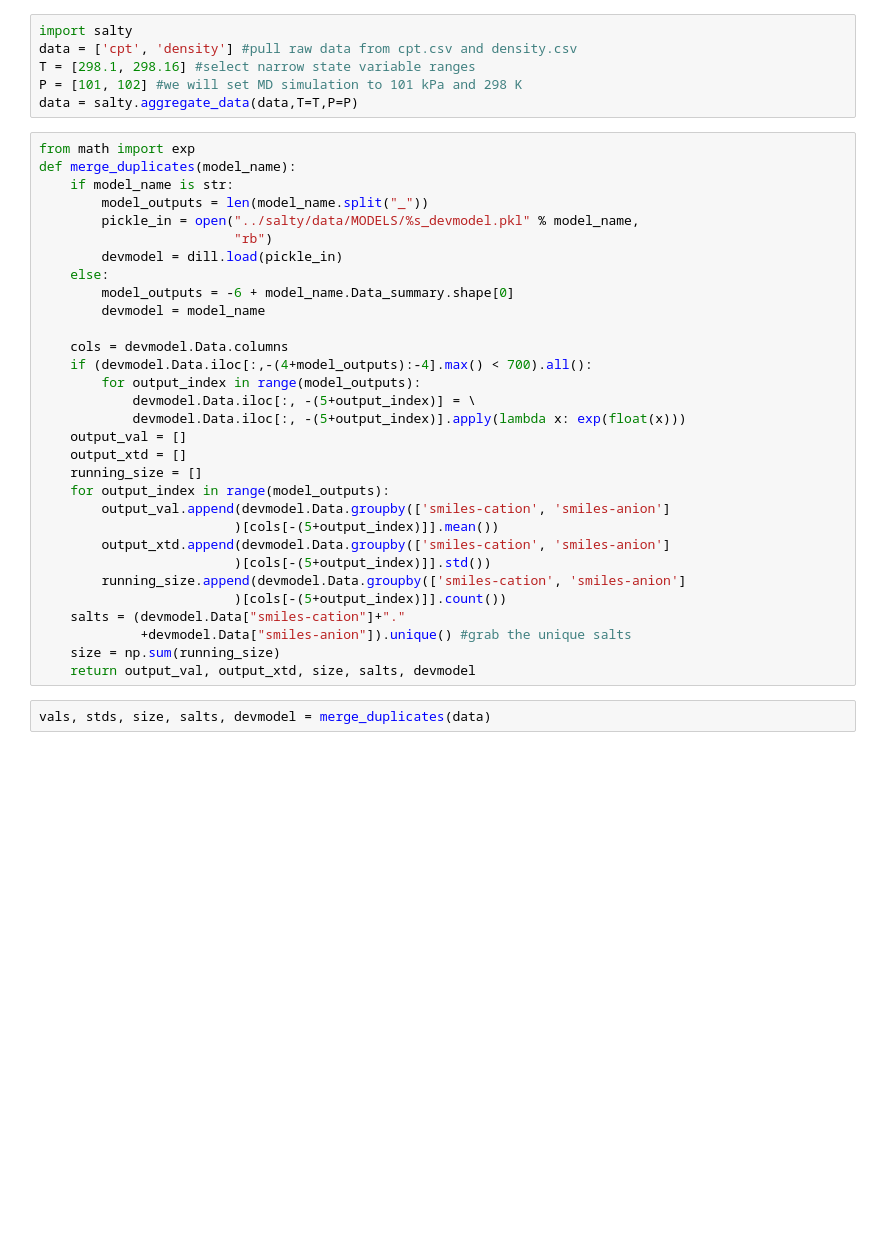
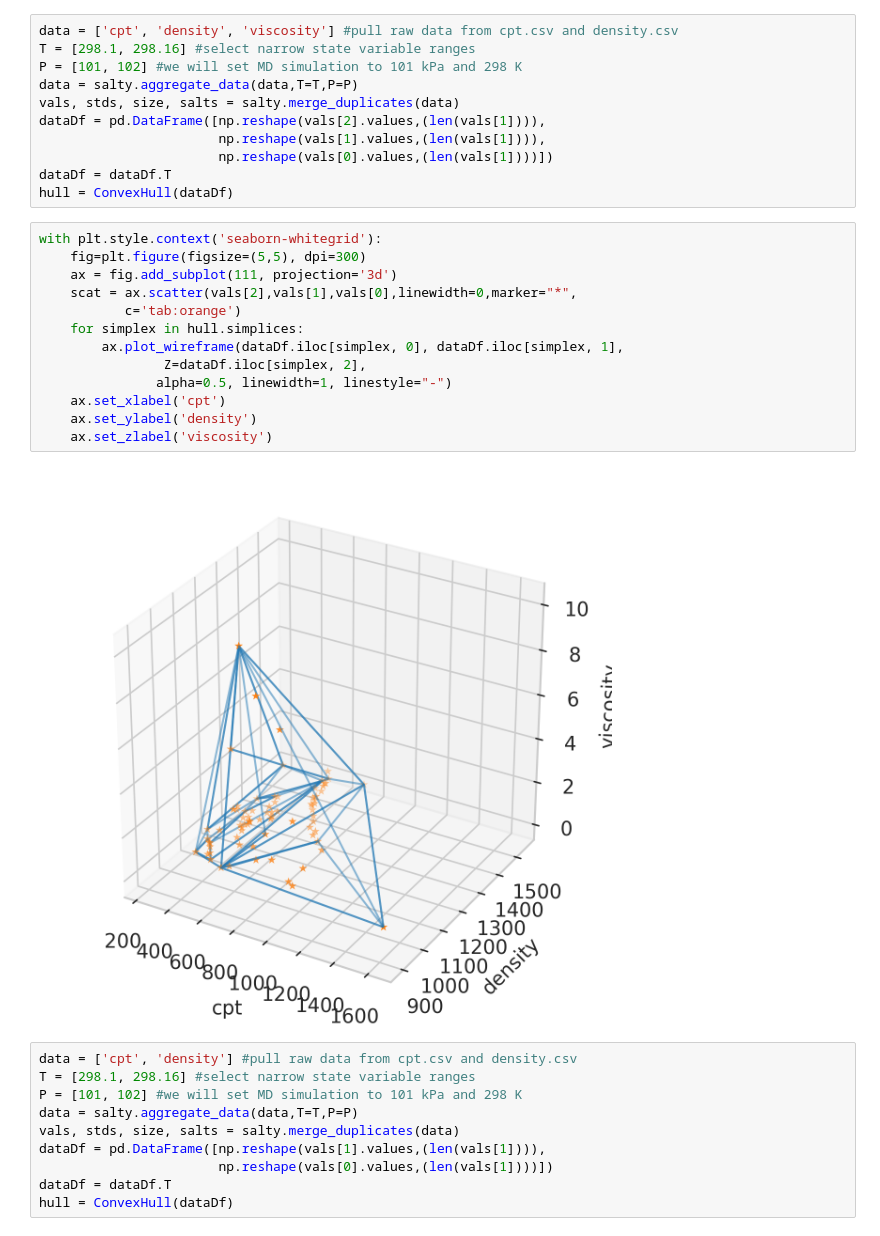
Before and after one commit to wesleybeckner/gains, a Jupyter notebook: scripts/gains_pareto_front.ipynb, the cells around one changed output. Drawn from its saved outputs; the diff is of its cells as text; blank space fills up the shorter version.

```diff
--- a/scripts/gains_pareto_front.ipynb
+++ b/scripts/gains_pareto_front.ipynb
@@ -1,39 +25,36 @@
+# %%
+data = ['cpt', 'density', 'viscosity'] #pull raw data from cpt.csv and density.csv
+T = [298.1, 298.16] #select narrow state variable ranges
+P = [101, 102] #we will set MD simulation to 101 kPa and 298 K
+data = salty.aggregate_data(data,T=T,P=P)
+vals, stds, size, salts = salty.merge_duplicates(data)
+dataDf = pd.DataFrame([np.reshape(vals[2].values,(len(vals[1]))),
+                       np.reshape(vals[1].values,(len(vals[1]))),
+                       np.reshape(vals[0].values,(len(vals[1])))])
+dataDf = dataDf.T
+hull = ConvexHull(dataDf)
+# %%
+with plt.style.context('seaborn-whitegrid'):
+    fig=plt.figure(figsize=(5,5), dpi=300)
+    ax = fig.add_subplot(111, projection='3d')
+    scat = ax.scatter(vals[2],vals[1],vals[0],linewidth=0,marker="*",
+           c='tab:orange')
+    for simplex in hull.simplices:
+        ax.plot_wireframe(dataDf.iloc[simplex, 0], dataDf.iloc[simplex, 1],
+                Z=dataDf.iloc[simplex, 2],
+               alpha=0.5, linewidth=1, linestyle="-")
+    ax.set_xlabel('cpt')
+    ax.set_ylabel('density')
+    ax.set_zlabel('viscosity')
+# %% [output]
+[figure, added]
 # %%
-import salty
 data = ['cpt', 'density'] #pull raw data from cpt.csv and density.csv
 T = [298.1, 298.16] #select narrow state variable ranges
 P = [101, 102] #we will set MD simulation to 101 kPa and 298 K
 data = salty.aggregate_data(data,T=T,P=P)
+vals, stds, size, salts = salty.merge_duplicates(data)
+dataDf = pd.DataFrame([np.reshape(vals[1].values,(len(vals[1]))),
+                       np.reshape(vals[0].values,(len(vals[1])))])
+dataDf = dataDf.T
+hull = ConvexHull(dataDf)
-# %%
-from math import exp
-def merge_duplicates(model_name):
-    if model_name is str:
-        model_outputs = len(model_name.split("_"))
-        pickle_in = open("../salty/data/MODELS/%s_devmodel.pkl" % model_name,
-                         "rb")
-        devmodel = dill.load(pickle_in)
-    else:
-        model_outputs = -6 + model_name.Data_summary.shape[0]
-        devmodel = model_name
-
-    cols = devmodel.Data.columns
-    if (devmodel.Data.iloc[:,-(4+model_outputs):-4].max() < 700).all():
-        for output_index in range(model_outputs):
-            devmodel.Data.iloc[:, -(5+output_index)] = \
-            devmodel.Data.iloc[:, -(5+output_index)].apply(lambda x: exp(float(x)))
-    output_val = []
-    output_xtd = []
-    running_size = []
-    for output_index in range(model_outputs):
-        output_val.append(devmodel.Data.groupby(['smiles-cation', 'smiles-anion']
-                         )[cols[-(5+output_index)]].mean())
-        output_xtd.append(devmodel.Data.groupby(['smiles-cation', 'smiles-anion']
-                         )[cols[-(5+output_index)]].std())
-        running_size.append(devmodel.Data.groupby(['smiles-cation', 'smiles-anion']
-                         )[cols[-(5+output_index)]].count())
-    salts = (devmodel.Data["smiles-cation"]+"."
-             +devmodel.Data["smiles-anion"]).unique() #grab the unique salts
-    size = np.sum(running_size)
-    return output_val, output_xtd, size, salts, devmodel
-# %%
-vals, stds, size, salts, devmodel = merge_duplicates(data)
```
Also changed, not shown: parts of 8 cells of this notebook, 1 other file.
